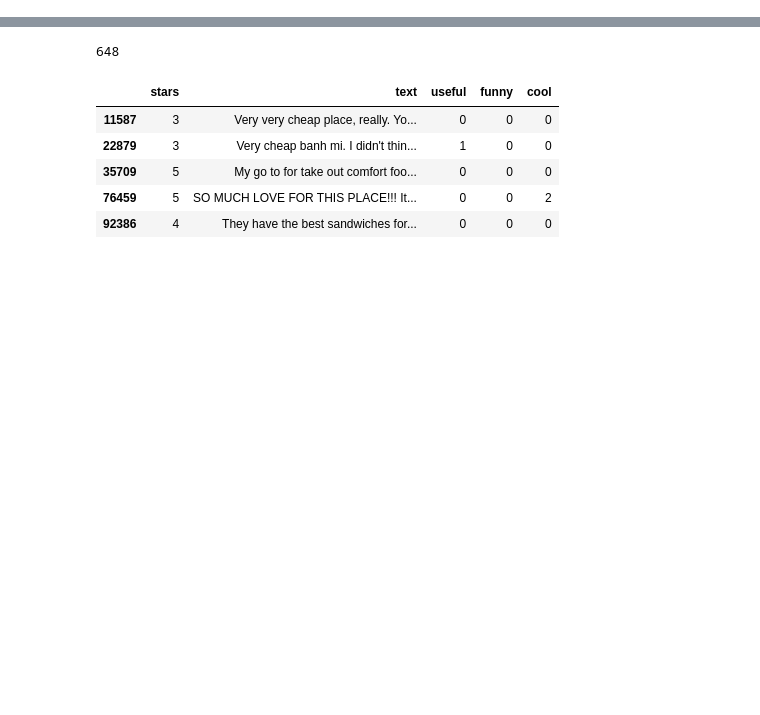
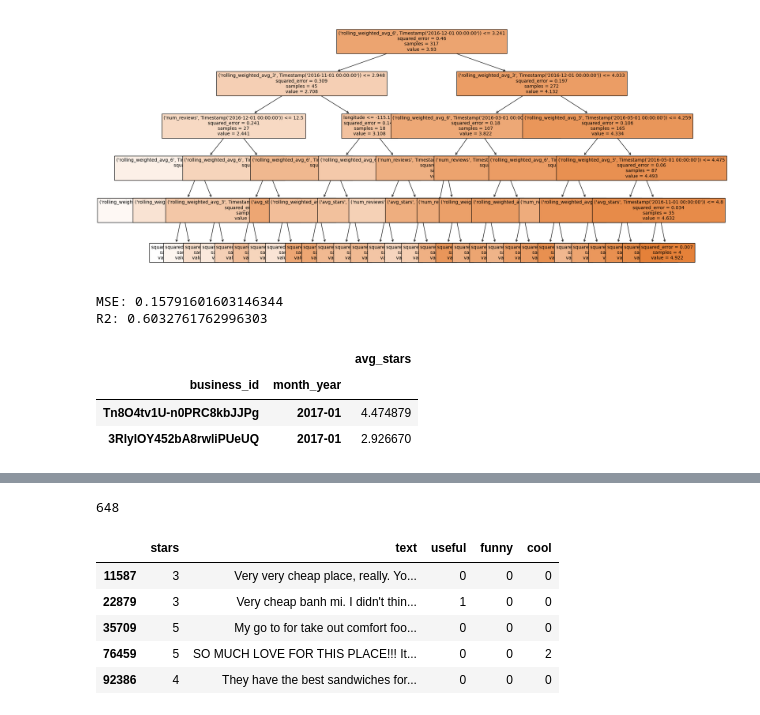
Before and after one commit to Joeyzect/Analytics_Edge_2022, a Jupyter notebook: notebooks/02-joseph-bert.ipynb, the cells around one changed output, grey strips where cells are left out. Cells and saved outputs as stored; diff of their text form; code cells hidden in the pictures; blank space fills up the shorter version.

Commit message:
Making Time Series

```diff
--- a/notebooks/02-joseph-bert.ipynb
+++ b/notebooks/02-joseph-bert.ipynb
@@ -9,0 +468,21 @@ from collections import Counter
+# %%
+#plot CART tree
+from sklearn.tree import plot_tree
+plt.figure(figsize=(20,10))
+plot_tree(cart, feature_names=X_train.columns, filled=True, fontsize=10)
+
+fig.show()
+# %% [output]
+[figure, added]
+# %%
+#arima_preds.index = arima_preds.index.droplevel(1)
+
+
+testarima = arima_preds.merge(y_test, left_index=True, right_index=True)
+
+#r2
+print('MSE:', mean_squared_error(testarima['avg_stars'], testarima['mean']))
+print('R2:', r2_score(testarima['mean'], testarima['avg_stars']))
+# %% [output]
+MSE: 0.15791601603146344
+R2: 0.6032761762996303
@@ -9,0 +491,10 @@ from collections import Counter
+# %%
+testtimeseries = make_time_series(review, year_max=2016).set_index(['business_id', 'month_year'])[['avg_stars']][0:24]
+forecastertest = ARIMA()
+forecastertest.fit(testtimeseries)
+forecastertest.predict(1)
+# %% [output]
+|  |  | avg_stars |
+| business_id | month_year |  |
+| Tn8O4tv1U-n0PRC8kbJJPg | 2017-01 | 4.474879 |
+| 3RlylOY452bA8rwliPUeUQ | 2017-01 | 2.926670 |
```
Also changed, not shown: parts of 92 cells of this notebook.
